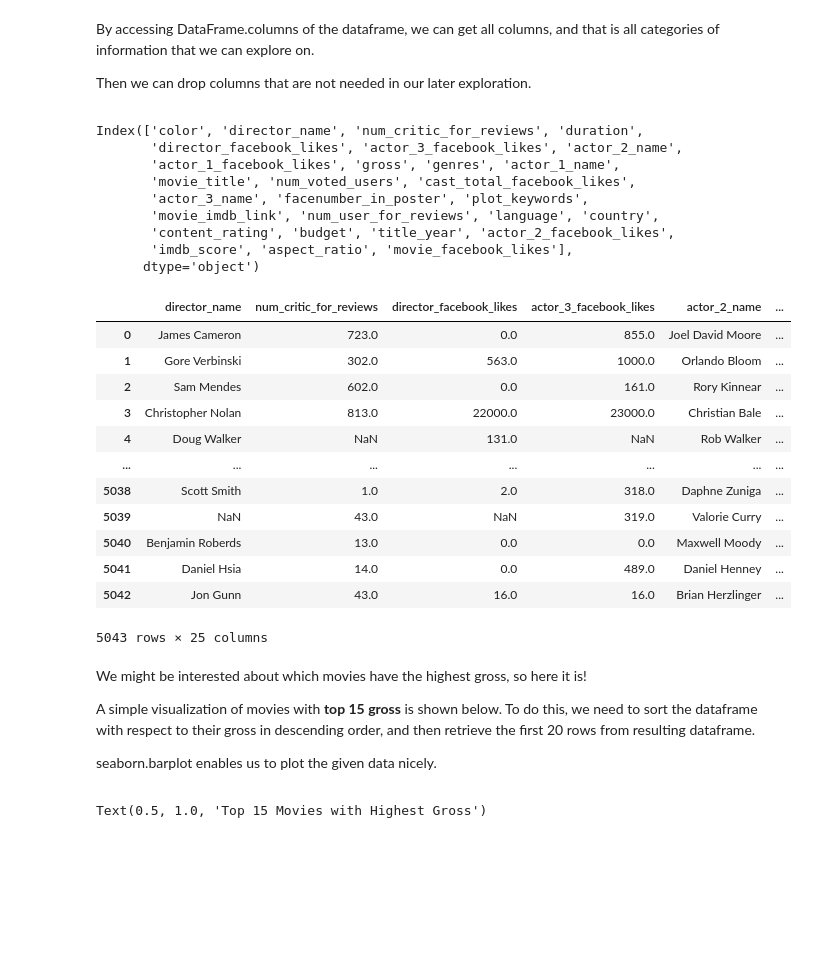
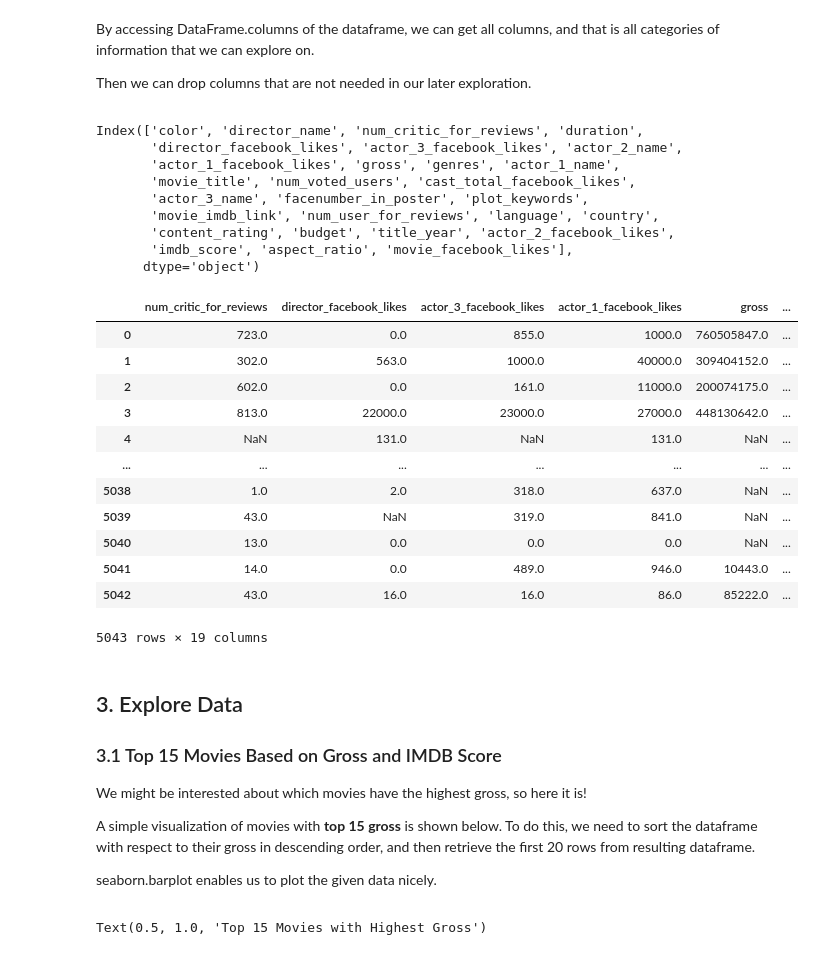
Before and after one commit to mookee233/final_tutorial, a Jupyter notebook: draft.ipynb, the cells around one changed output. Drawn from its saved outputs; the diff is of its cells as text; code cells hidden in the pictures; blank space fills up the shorter version.

```diff
--- a/draft.ipynb
+++ b/draft.ipynb
@@ -60,32 +66,35 @@ By accessing DataFrame.columns of the dataframe, we can get all columns, and tha
 Then we can drop columns that are not needed in our later exploration.
 # %%
 print(data.columns)
-movies = data.drop(['color', 'duration', 'movie_imdb_link'], axis=1)
+movies = data.drop(['color', 'duration', 'movie_imdb_link','director_name', 'actor_1_name', \
+    'actor_2_name', 'actor_3_name', 'aspect_ratio', 'facenumber_in_poster'], axis=1)
 movies
 # %% [output]
 Index(['color', 'director_name', 'num_critic_for_reviews', 'duration',
        'director_facebook_likes', 'actor_3_facebook_likes', 'actor_2_name',
        'actor_1_facebook_likes', 'gross', 'genres', 'actor_1_name',
        'movie_title', 'num_voted_users', 'cast_total_facebook_likes',
        'actor_3_name', 'facenumber_in_poster', 'plot_keywords',
        'movie_imdb_link', 'num_user_for_reviews', 'language', 'country',
        'content_rating', 'budget', 'title_year', 'actor_2_facebook_likes',
        'imdb_score', 'aspect_ratio', 'movie_facebook_likes'],
       dtype='object')
-|  | director_name | num_critic_for_reviews | director_facebook_likes | actor_3_facebook_likes | actor_2_name | ... |
-| 0 | James Cameron | 723.0 | 0.0 | 855.0 | Joel David Moore | ... |
-| 1 | Gore Verbinski | 302.0 | 563.0 | 1000.0 | Orlando Bloom | ... |
-| 2 | Sam Mendes | 602.0 | 0.0 | 161.0 | Rory Kinnear | ... |
-| 3 | Christopher Nolan | 813.0 | 22000.0 | 23000.0 | Christian Bale | ... |
-| 4 | Doug Walker | NaN | 131.0 | NaN | Rob Walker | ... |
+|  | num_critic_for_reviews | director_facebook_likes | actor_3_facebook_likes | actor_1_facebook_likes | gross | ... |
+| 0 | 723.0 | 0.0 | 855.0 | 1000.0 | 760505847.0 | ... |
+| 1 | 302.0 | 563.0 | 1000.0 | 40000.0 | 309404152.0 | ... |
+| 2 | 602.0 | 0.0 | 161.0 | 11000.0 | 200074175.0 | ... |
+| 3 | 813.0 | 22000.0 | 23000.0 | 27000.0 | 448130642.0 | ... |
+| 4 | NaN | 131.0 | NaN | 131.0 | NaN | ... |
 | ... | ... | ... | ... | ... | ... | ... |
-| 5038 | Scott Smith | 1.0 | 2.0 | 318.0 | Daphne Zuniga | ... |
-| 5039 | NaN | 43.0 | NaN | 319.0 | Valorie Curry | ... |
-| 5040 | Benjamin Roberds | 13.0 | 0.0 | 0.0 | Maxwell Moody | ... |
-| 5041 | Daniel Hsia | 14.0 | 0.0 | 489.0 | Daniel Henney | ... |
-| 5042 | Jon Gunn | 43.0 | 16.0 | 16.0 | Brian Herzlinger | ... |
+| 5038 | 1.0 | 2.0 | 318.0 | 637.0 | NaN | ... |
+| 5039 | 43.0 | NaN | 319.0 | 841.0 | NaN | ... |
+| 5040 | 13.0 | 0.0 | 0.0 | 0.0 | NaN | ... |
+| 5041 | 14.0 | 0.0 | 489.0 | 946.0 | 10443.0 | ... |
+| 5042 | 43.0 | 16.0 | 16.0 | 86.0 | 85222.0 | ... |
-5043 rows × 25 columns
+5043 rows × 19 columns
 # %% [markdown]
+## 3. Explore Data
+### 3.1 Top 15 Movies Based on Gross and IMDB Score
 We might be interested about which movies have the highest gross, so here it is! <p/>
 A simple visualization of movies with **top 15 gross** is shown below. To do this, we need to sort the dataframe with respect to their gross in descending order, and then retrieve the first 20 rows from resulting dataframe. <p/>
 seaborn.barplot enables us to plot the given data nicely.
```
Also changed, not shown: parts of 9 cells of this notebook, 1 other file.
